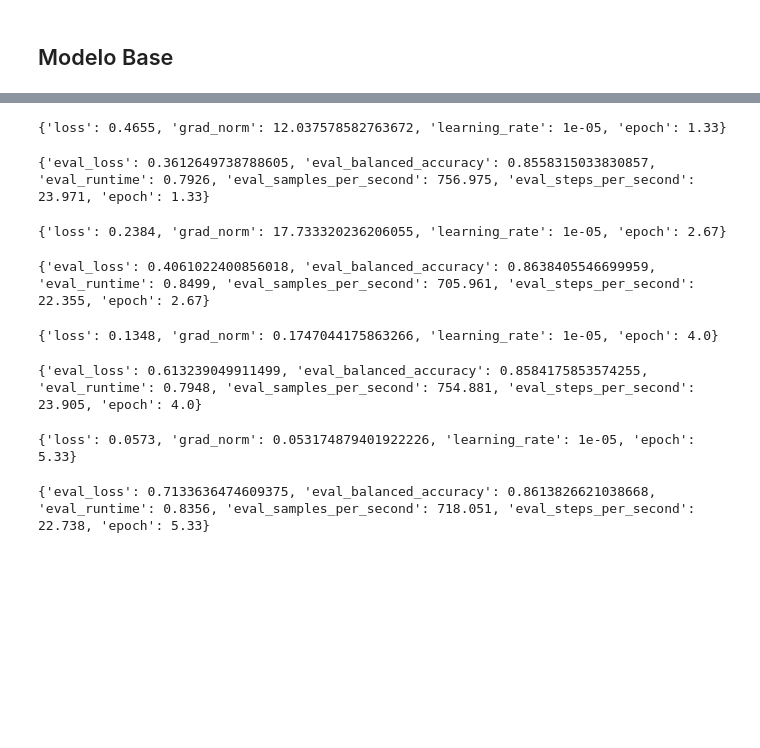
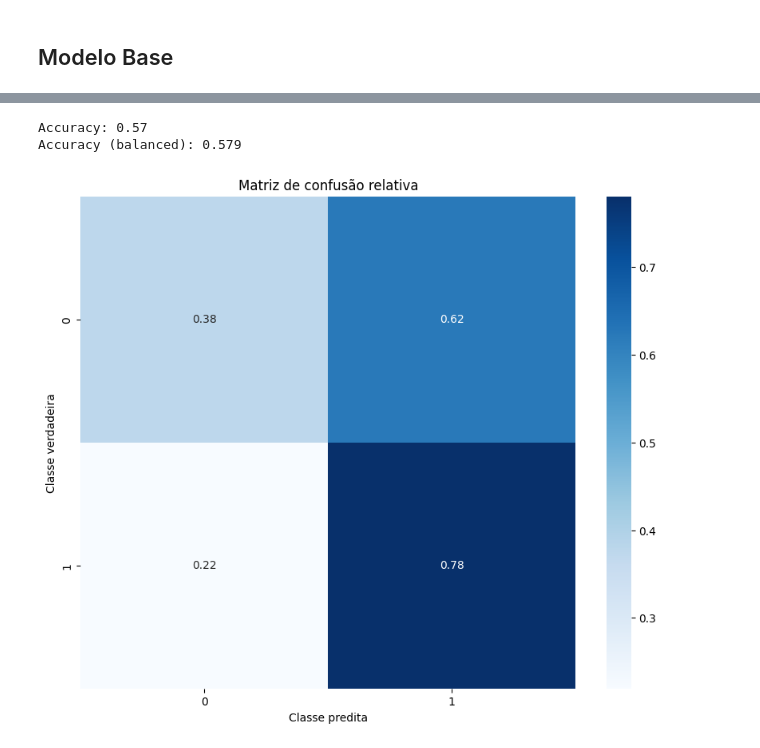
Before and after one commit to wihika/INF0619, a Jupyter notebook: BaseLine.ipynb, the cells around one changed output, grey strips where cells are left out. Saved outputs shown, nothing was run; the diff lists cells and outputs as text; code cells hidden in the pictures; blank space fills up the shorter version.

Commit message:
baseModel with tf-idf

```diff
--- a/BaseLine.ipynb
+++ b/BaseLine.ipynb
@@ -1,6 +1,12 @@
 # %%
 import pandas as pd
+from sklearn.feature_extraction.text import TfidfVectorizer
+from sklearn.model_selection import train_test_split
 
 # Carregando os dados de treinamento e teste
 train_df = pd.read_csv("train_critic.csv").dropna()  # Carregando dados de treino
 train_df = train_df.groupby('Sentiment', group_keys=False).apply(lambda x: x.sample(1500)).reset_index(drop=True)
+
+vectorizer = TfidfVectorizer(stop_words='english', max_features=100)  # Adjust max_features as needed
+reviews = vectorizer.fit_transform(train_df['Review']).toarray()
+rating = train_df['Sentiment']
@@ -32,13 +20,5 @@ np.random.seed(42)
 random.seed(42)
 
 
-train_data_set = Dataset.from_pandas(train_df)
-train_val_set = train_data_set.train_test_split (test_size = 0.2)
-
-print(train_val_set)
-
-x_train = train_val_set["train"]["Review"]
-x_val = train_val_set["test"]["Review"]
-y_train = train_val_set["train"]["Sentiment"]
-y_val = train_val_set["test"]["Sentiment"]
+x_train, x_val, y_train, y_val = train_test_split (reviews, rating,test_size = 0.2)
 # %% [output]
@@ -93,8 +32,29 @@ def plot_confusion_matrix(dataset, predictions, labels=None):
 # %% [markdown]
 ## Modelo Base
+# %%
+from sklearn import metrics
+import matplotlib.pyplot as plt
+import seaborn as sns
+
+
+def evaluate_metrics(y, p):
+    # Cálculo das métricas de acerto.
+    print('Accuracy:', round(metrics.accuracy_score(y, p),3))
+    print('Accuracy (balanced):', round(metrics.balanced_accuracy_score(y, p), 3))
+
+    # Calculo da matriz de confusão.
+    c = metrics.confusion_matrix(y, p)
+    r = c / c.sum(axis=1, keepdims=True)
+
+    plt.figure(figsize=(10, 8))
+    sns.heatmap(r, annot=True, fmt=".2f", cmap="Blues")
+    plt.xlabel("Classe predita")
+    plt.ylabel("Classe verdadeira")
+    plt.title("Matriz de confusão relativa")
+    plt.show()
 # %%
 from sklearn.ensemble import RandomForestClassifier
 
-rndForest = RandomForestClassifier(max_depth=8, n_estimators=2, max_features=66)
-rndForest.fit(base_train_encodings["input_ids"], y_train)
-p_val = rndForest.predict(valid_encodings["input_ids"])
+rndForest = RandomForestClassifier(max_depth=8, n_estimators=100, max_features=60)
+rndForest.fit(x_train, y_train)
+p_val = rndForest.predict(x_val)
@@ -154,11 +60,0 @@ trainer = Trainer(
-# %%
-trainer.train()
-# %% [output]
-{'loss': 0.4655, 'grad_norm': 12.037578582763672, 'learning_rate': 1e-05, 'epoch': 1.33}
-{'eval_loss': 0.3612649738788605, 'eval_balanced_accuracy': 0.8558315033830857, 'eval_runtime': 0.7926, 'eval_samples_per_second': 756.975, 'eval_steps_per_second': 23.971, 'epoch': 1.33}
-{'loss': 0.2384, 'grad_norm': 17.733320236206055, 'learning_rate': 1e-05, 'epoch': 2.67}
-{'eval_loss': 0.4061022400856018, 'eval_balanced_accuracy': 0.8638405546699959, 'eval_runtime': 0.8499, 'eval_samples_per_second': 705.961, 'eval_steps_per_second': 22.355, 'epoch': 2.67}
-{'loss': 0.1348, 'grad_norm': 0.1747044175863266, 'learning_rate': 1e-05, 'epoch': 4.0}
-{'eval_loss': 0.613239049911499, 'eval_balanced_accuracy': 0.8584175853574255, 'eval_runtime': 0.7948, 'eval_samples_per_second': 754.881, 'eval_steps_per_second': 23.905, 'epoch': 4.0}
-{'loss': 0.0573, 'grad_norm': 0.053174879401922226, 'learning_rate': 1e-05, 'epoch': 5.33}
-{'eval_loss': 0.7133636474609375, 'eval_balanced_accuracy': 0.8613826621038668, 'eval_runtime': 0.8356, 'eval_samples_per_second': 718.051, 'eval_steps_per_second': 22.738, 'epoch': 5.33}
@@ -190,0 +61,6 @@ plot_confusion_matrix(train_val_set["test"], predictions)
+# %%
+evaluate_metrics(y_val, p_val)
+# %% [output]
+Accuracy: 0.57
+Accuracy (balanced): 0.579
+[figure, added]
```
Also changed, not shown: parts of 15 cells of this notebook, 2 other files.
